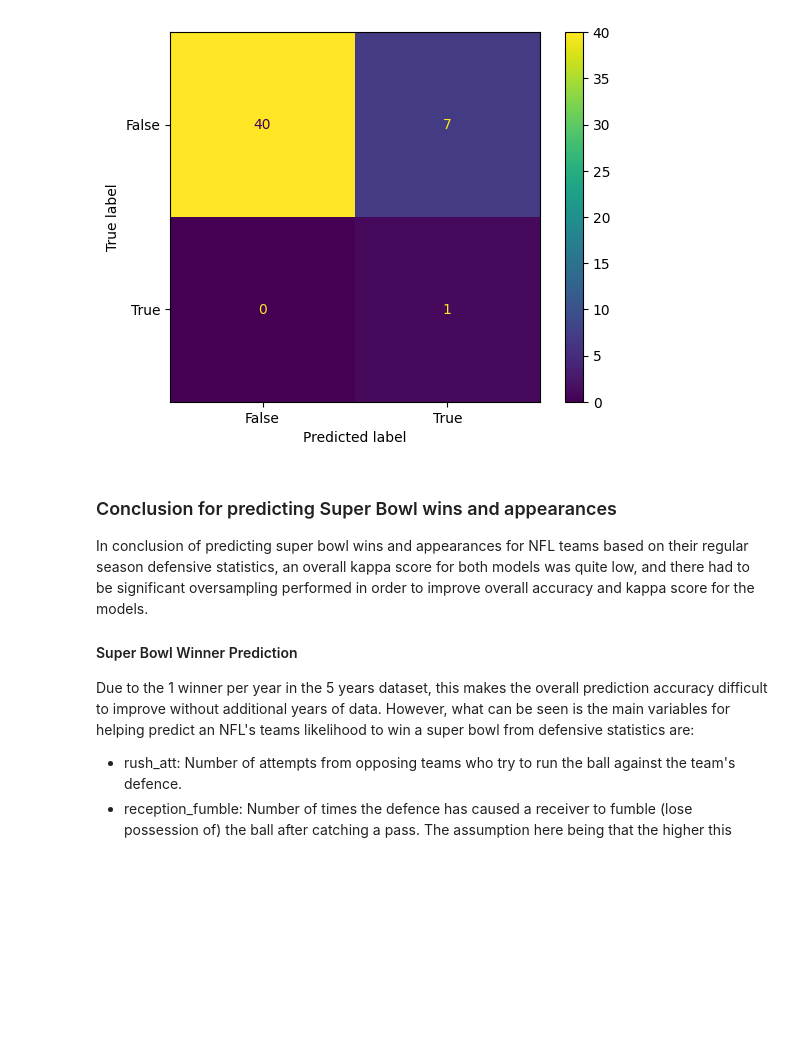
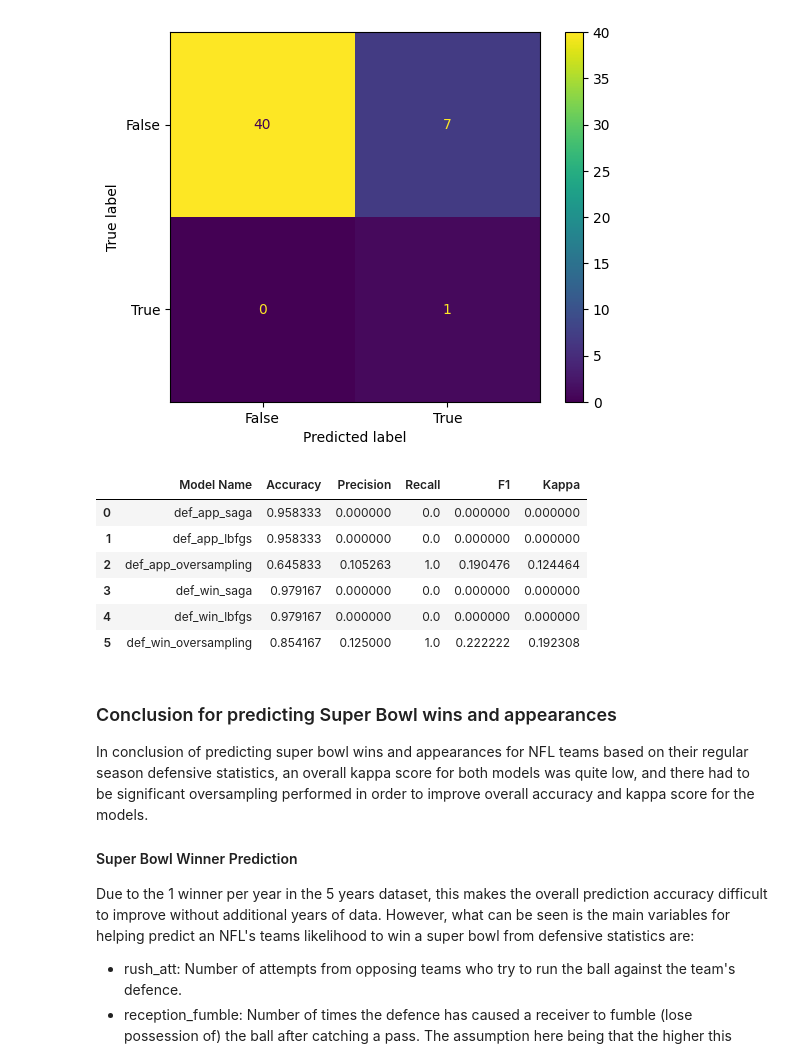
Before and after one commit to aferrers/nfl_superbowl_winners, a Jupyter notebook: notebooks/logistic_regression.ipynb, the cells around one changed output. Saved outputs shown, nothing was run; the diff lists cells and outputs as text; code cells hidden in the pictures; blank space fills up the shorter version.

```diff
--- a/notebooks/logistic_regression.ipynb
+++ b/notebooks/logistic_regression.ipynb
@@ -290,3 +339,7 @@ Name: count, dtype: int64
 lr = LogisticRegression(max_iter=1000)
 lr.fit(X_train_SMOTE, y_train_SMOTE)
 y_pred_test_SMOTE = lr.predict(X_test_scaled_df)
+# %%
+# calculate and store model error metrics in df
+class_log_reg_def_app_oversampling_score=functions.class_error_metrics_report_m('def_app_oversampling',y_test,y_pred_test_SMOTE)
+class_log_reg_def_app_oversampling_score
@@ -446,0 +503,4 @@ The Kappa in the TEST set is: 0.00
+# %%
+# calculate and store model error metrics in df
+class_log_reg_def_win_saga_score=functions.class_error_metrics_report_m('def_win_saga',y_test,y_pred_test)
+class_log_reg_def_win_saga_score
@@ -475,0 +527,4 @@ The Kappa in the TEST set is: 0.00
+# %%
+# calculate and store model error metrics in df
+class_log_reg_def_win_lbfgs_score=functions.class_error_metrics_report_m('def_win_lbfgs',y_test,y_pred_test)
+class_log_reg_def_win_lbfgs_score
@@ -539,3 +597,7 @@ Name: count, dtype: int64
 lr = LogisticRegression(max_iter=1000)
 lr.fit(X_train_SMOTE, y_train_SMOTE)
 y_pred_test_SMOTE = lr.predict(X_test_scaled_df)
+# %%
+# calculate and store model error metrics in df
+class_log_reg_def_win_oversampling_score=functions.class_error_metrics_report_m('def_win_oversampling',y_test,y_pred_test_SMOTE)
+class_log_reg_def_win_oversampling_score
@@ -567,6 +618,17 @@ disp.plot()
 plt.show()
 # %% [output]
 [figure]
+# %%
+merged_results_def = pd.concat([class_log_reg_def_app_saga_score, class_log_reg_def_app_lbfgs_score,class_log_reg_def_app_oversampling_score,class_log_reg_def_win_saga_score,class_log_reg_def_win_lbfgs_score,class_log_reg_def_win_oversampling_score], ignore_index=True)
+merged_results_def
+# %% [output]
+|  | Model Name | Accuracy | Precision | Recall | F1 | Kappa |
+| 0 | def_app_saga | 0.958333 | 0.000000 | 0.0 | 0.000000 | 0.000000 |
+| 1 | def_app_lbfgs | 0.958333 | 0.000000 | 0.0 | 0.000000 | 0.000000 |
+| 2 | def_app_oversampling | 0.645833 | 0.105263 | 1.0 | 0.190476 | 0.124464 |
+| 3 | def_win_saga | 0.979167 | 0.000000 | 0.0 | 0.000000 | 0.000000 |
+| 4 | def_win_lbfgs | 0.979167 | 0.000000 | 0.0 | 0.000000 | 0.000000 |
+| 5 | def_win_oversampling | 0.854167 | 0.125000 | 1.0 | 0.222222 | 0.192308 |
 # %% [markdown]
 ### Conclusion for predicting Super Bowl wins and appearances
 In conclusion of predicting super bowl wins and appearances for NFL teams based on their regular season defensive statistics, an overall kappa score for both models was quite low, and there had to be significant oversampling performed in order to improve overall accuracy and kappa score for the models.
```
Also changed, not shown: parts of 46 cells of this notebook, 1 other file.
